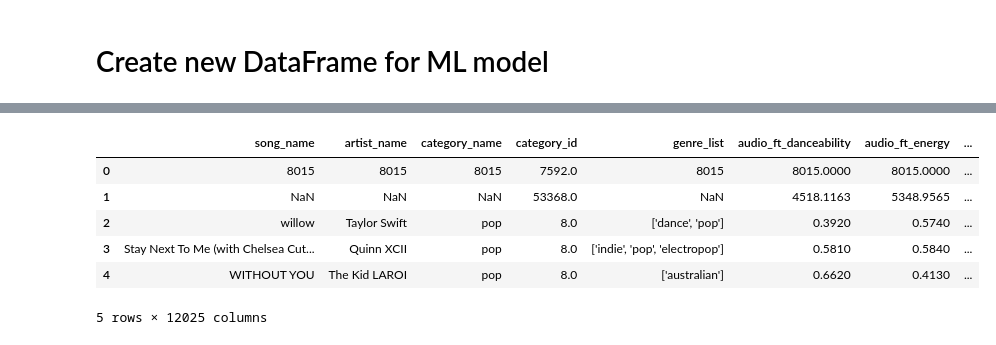
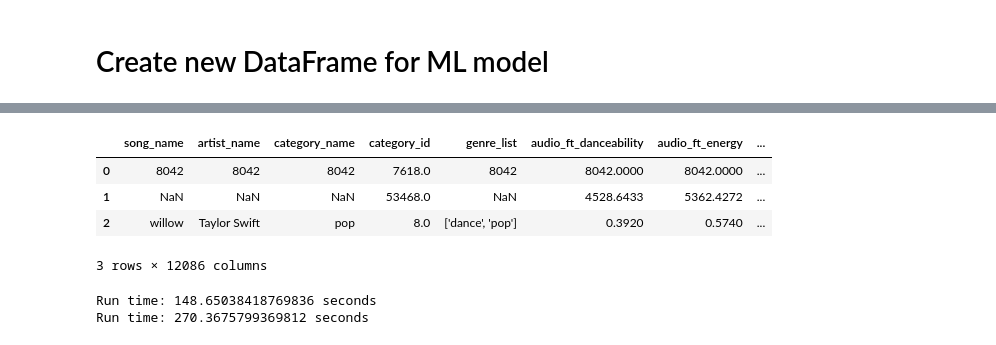
Before and after one commit to hannahkidwell/NLP-Spotify-Genres, a Jupyter notebook: Notebooks/term_frequencies/term_frequencies.ipynb, the cells around one changed output, grey strips where cells are left out. Saved outputs shown, nothing was run; the diff lists cells and outputs as text; code cells hidden in the pictures.

Commit message:
Updated Data and Notebooks folders

```diff
--- a/Notebooks/term_frequencies/term_frequencies.ipynb
+++ b/Notebooks/term_frequencies/term_frequencies.ipynb
@@ -120,9 +73,0 @@ Name: 8092, dtype: object
-# %%
-# Print non English songs with multiple languages
-for index in mult_langs_not_en:
-    print(index)
-    print(nlp_df.loc[index, :][['song', 'artist']])
-    print(nlp_df.loc[index, :]['lyrics'][0:65])
-songs_to_remove = [264, 924, 1610, 1618, 2299, 2368, 3688, 5482, 5656, 5658, 5688, 5695,
-                   5710, 5715, 5719, 5720, 5750, 5792, 6385]
-len(songs_to_remove)
@@ -148,6 +73,0 @@ Name: 8356, dtype: object
-# %%
-# Remove non English songs
-songs_to_remove.extend([item for item in one_lang_not_en if item not in songs_to_keep])
-nlp_df = nlp_df.drop(songs_to_remove)
-print(len(songs_to_remove))
-len(nlp_df)
@@ -159,9 +73,0 @@ len(nlp_df)
-# %%
-# Update word list
-words_list = []
-for index, row in nlp_df.iterrows():
-    filtered_words = row['filtered']
-    unique_words = list(set(filtered_words.strip().split(' ')))
-    words_list.extend(unique_words)
-word_columns = list(set(words_list))
-len(word_columns)
@@ -268,14 +128,23 @@ Run time: 127.76117396354675 seconds
 # %%
 # Add the term frequencies to the DataFrame
 t0 = time.time()
+t2 = time.time()
+exceptions_list = []
+count = 0
 for index, row in lyric_TF_df.iterrows():
     for word in nlp_df['filtered'][index].strip().split(' '):
         if word not in non_alpha_words:
             try:
                 lyric_TF_df.loc[index, word]+=1
             except(Exception) as e:
-                print(word)
+                if len(word) > 1:
+                    exceptions_list.append(word)
+    if (index+1) % 500 == 0:
+        print(f'Run time for words {count*500}-{(count+1)*500}: {time.time()-t2} seconds')
+        count+=1
+        t2 = time.time()
 t1 = time.time()
-print(f'Run time: {t1-t0} seconds')
-lyric_TF_df.head()
+print(f'Total run time: {t1-t0} seconds')
+print(len(exceptions_list))
+lyric_TF_df.head(3)
 # %% [output]
@@ -339,15 +197,13 @@ filtered_lyric_TF_df.head()
 # %%
 # Drop columns of words that are used in less than 4 songs
 filtered_lyric_TF_df.loc[-1] = filtered_lyric_TF_df.astype(bool).sum(axis=0)
 filtered_lyric_TF_df.index = filtered_lyric_TF_df.index + 1
 filtered_lyric_TF_df = filtered_lyric_TF_df.sort_index()
 filtered_lyric_TF_df = filtered_lyric_TF_df.drop(columns=filtered_lyric_TF_df.columns[(filtered_lyric_TF_df[0:1]<4).any()])
-filtered_lyric_TF_df.head()
+filtered_lyric_TF_df.head(3)
 # %% [output]
 |  | song_name | artist_name | category_name | category_id | genre_list | audio_ft_danceability | audio_ft_energy | ... |
-| 0 | 8015 | 8015 | 8015 | 7592.0 | 8015 | 8015.0000 | 8015.0000 | ... |
-| 1 | NaN | NaN | NaN | 53368.0 | NaN | 4518.1163 | 5348.9565 | ... |
+| 0 | 8042 | 8042 | 8042 | 7618.0 | 8042 | 8042.0000 | 8042.0000 | ... |
+| 1 | NaN | NaN | NaN | 53468.0 | NaN | 4528.6433 | 5362.4272 | ... |
 | 2 | willow | Taylor Swift | pop | 8.0 | ['dance', 'pop'] | 0.3920 | 0.5740 | ... |
-| 3 | Stay Next To Me (with Chelsea Cut... | Quinn XCII | pop | 8.0 | ['indie', 'pop', 'electropop'] | 0.5810 | 0.5840 | ... |
-| 4 | WITHOUT YOU | The Kid LAROI | pop | 8.0 | ['australian'] | 0.6620 | 0.4130 | ... |
-5 rows × 12025 columns
+3 rows × 12086 columns
@@ -358,2 +210,16 @@ filtered_lyric_TF_df.to_csv('../../Data/filtered_lyric_TF.csv', index=False)
+# %%
+# Save DataFrames to CSV
+t0 = time.time()
+filtered_lyric_TF_df.to_csv('../../Data/filtered_lyric_TF.csv', index=False)
+t1= time.time()
+print(f'Run time: {t1-t0} seconds')
+
+t0 = time.time()
+lyric_TF_df.to_csv('../../Data/lyric_TF.csv', index=False)
+t1= time.time()
+print(f'Run time: {t1-t0} seconds')
+# %% [output]
+Run time: 148.65038418769836 seconds
+Run time: 270.3675799369812 seconds
 # %%
 # Make the song name be the index of the DataFrame
```
Also changed, not shown: parts of 19 cells of this notebook, 9 other files.
